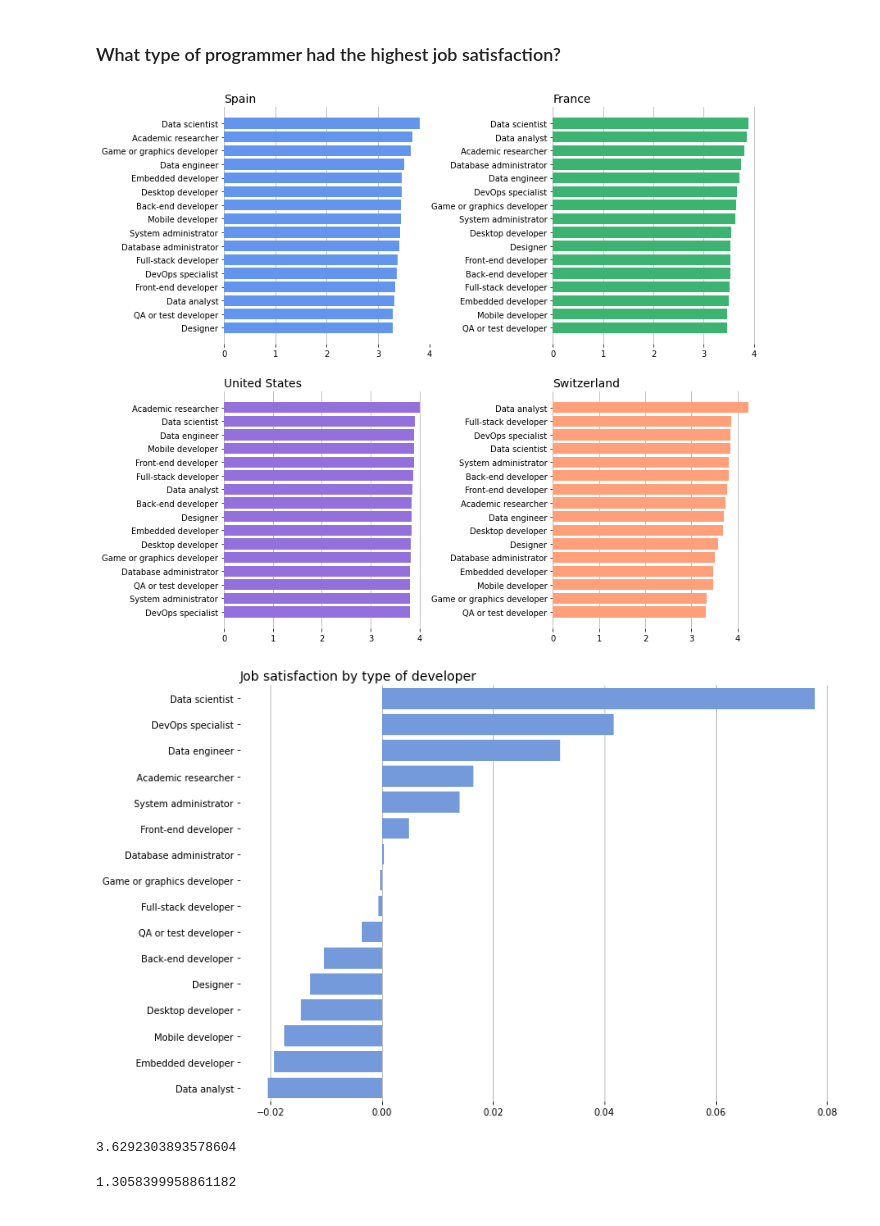
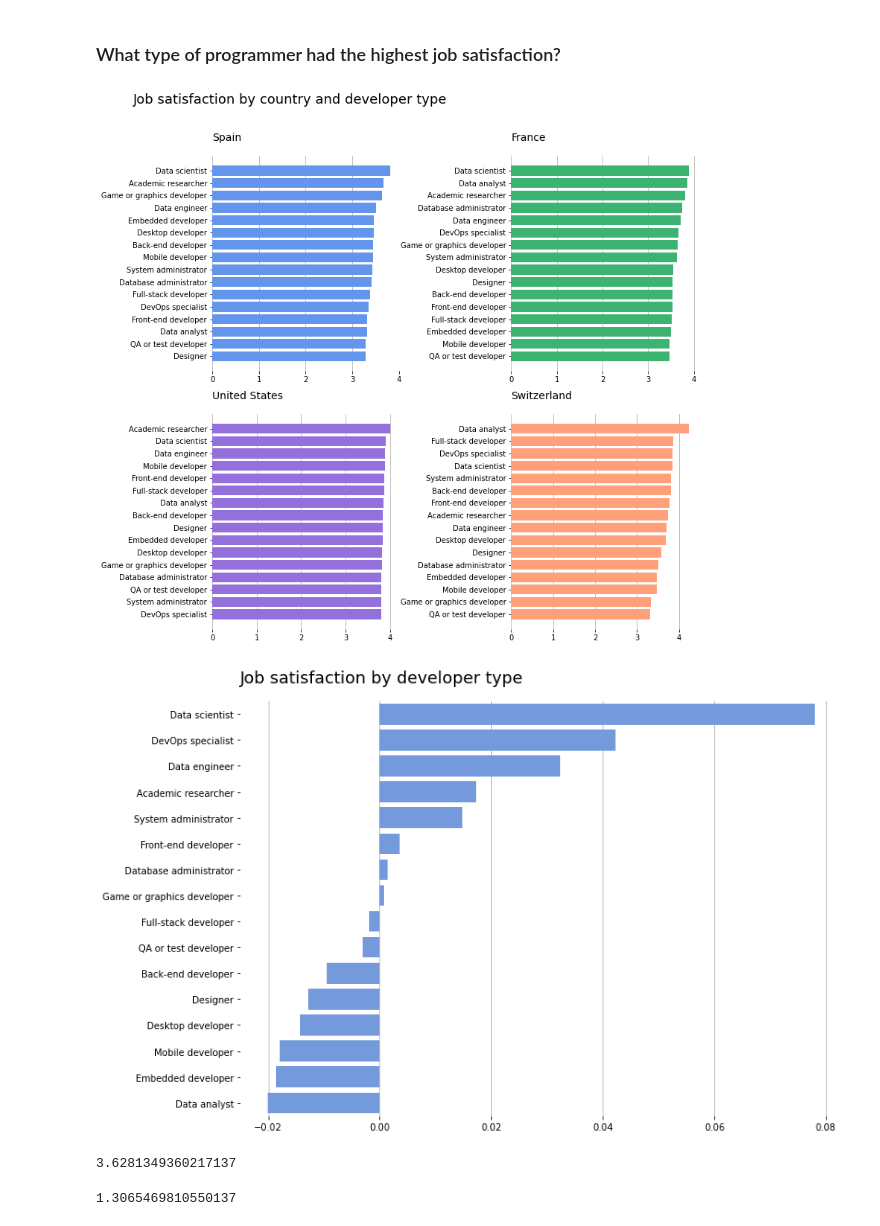
Before and after one commit to rubenvf/Stack_Overflow_Survey_2020, a Jupyter notebook: DevType_Analysis.ipynb, the cells around one changed output. Cells and saved outputs as stored; diff of their text form; code cells hidden in the pictures.

```diff
--- a/DevType_Analysis.ipynb
+++ b/DevType_Analysis.ipynb
@@ -10,6 +10,9 @@ stack = pd.read_csv('survey_results_public.csv')
 
 #Chosen variables
 df = stack[['Country', 'ConvertedComp', 'DevType', 'JobSat', 'LanguageWorkedWith']]
+
+#Drop duplicates
+df = df.drop_duplicates()
 # %% [markdown]
 ### Which were the most used programming languages in 2020?
 # %%
@@ -30,6 +33,10 @@ def dummy_array(df, col_list):
     return df
 # %%
 def split_survey_string (dataset, col_name, sep_type):
+    '''
+    It gets a column with an array-like value.
+    Separates all the single values in the array and appends it to a list iterating trough all the rows in the dataset
+    '''
 
 
     #Order values by count, rename columns and split strings
@@ -262,6 +285,8 @@ fig.set_figheight(11.69)
 fig.set_figwidth(11.69)
 
 plt.subplots_adjust(left=None, bottom=None, right=None, top=None, wspace=0.6, hspace= 0.2)
+
+fig.suptitle('Job satisfaction by country and developer type', ha = 'right', fontsize = 18)
 
 
 customPlot('Spain','JobSat', 0, 0, 'cornflowerblue')
@@ -272,38 +297,39 @@ customPlot('Switzerland','JobSat', 1, 1, 'lightsalmon')
 
 plt.show()
 # %% [output]
-[figure, old version]
+[figure, new version]
 # %%
 temp_flat = df_clean.groupby(['DevType']).mean()['JobSat'].sort_values(ascending = False)
 
 fig = plt.figure(figsize = [11.69, 8.27])
 ax = fig.add_axes([.125, .125, .775, .755])
 
 x = (temp_flat - df_clean['JobSat'].mean())/df_clean['JobSat'].std()
 y = temp_flat.index
 
 sb.barplot(x, y, color = 'cornflowerblue', errwidth = 0, ax = ax).set(xlabel = None, ylabel = None)
 
-plt.title('Job satisfaction by type of developer', loc = 'left', fontsize = 14)
+plt.title('Job satisfaction by developer type', loc = 'left', fontsize = 18, pad = 20)
+
 
 #Remove plot frame
 ax.spines['top'].set_visible(False)
 ax.spines['right'].set_visible(False)
 ax.spines['left'].set_visible(False)
 ax.spines['bottom'].set_visible(False)
 
 #Draw y grid below the bars
 ax.set_axisbelow(True)
 ax.grid(axis='x')
 
 plt.show()
 # %% [output]
-[figure, old version]
+[figure, new version]
 # %%
 df_clean['JobSat'].mean()
 # %% [output]
-3.6292303893578604
+3.6281349360217137
 # %%
 df_clean['JobSat'].std()
 # %% [output]
-1.3058399958861182
+1.3065469810550137
```
Also changed, not shown: parts of 10 cells of this notebook.
